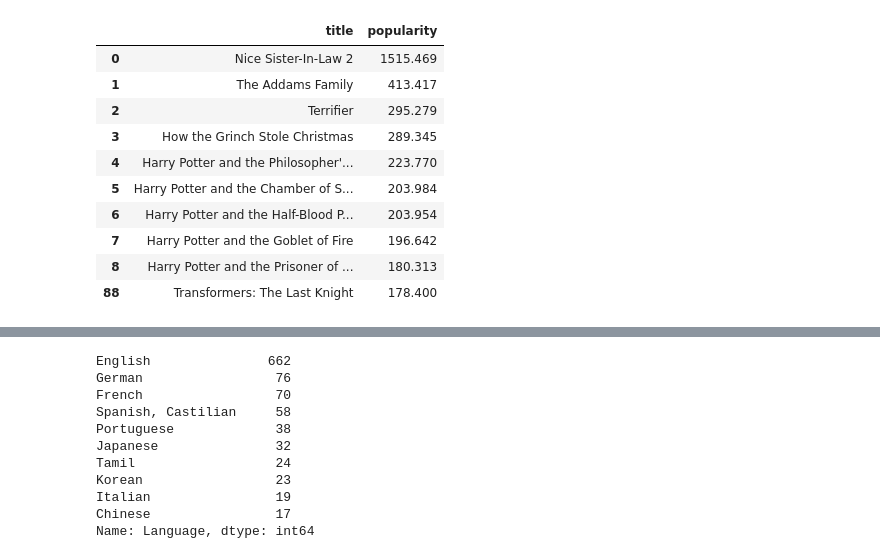
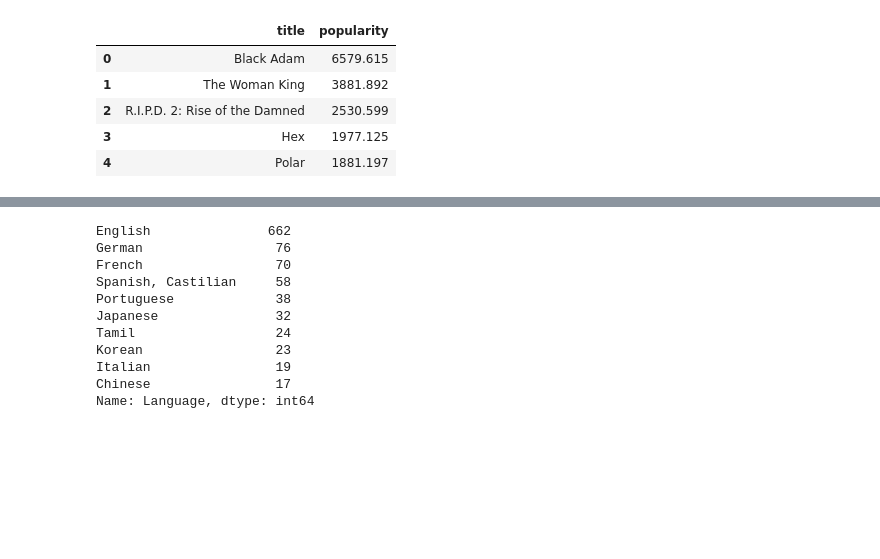
Before and after one commit to Deepika0Mehantigiri/Project-1, a Jupyter notebook: Deepika_code.ipynb, the cells around one changed output, grey strips where cells are left out. Cells and saved outputs as stored; diff of their text form; code cells hidden in the pictures; blank space fills up the shorter version.

```diff
--- a/Deepika_code.ipynb
+++ b/Deepika_code.ipynb
@@ -19,0 +12,9 @@ tmdb_sample_df="tmdb_movie_sample.csv"
+# %%
+tmdb_2022_df = pd.read_csv('../project-1/tmdb_movie_final_2022_full.csv')
+tmdb_2021_df = pd.read_csv('../project-1/tmdb_movie_final_2021_budgets.csv')
+tmdb_2020_df = pd.read_csv('../project-1/tmdb_movie_final_2020_full.csv')
+tmdb_2019_df = pd.read_csv('../project-1/tmdb_movie_final_2019_full.csv')
+tmdb_2018_df = pd.read_csv('../project-1/tmdb_movie_final_2018_full.csv')
+tmdb_2017_df = pd.read_csv('../project-1/tmdb_movie_final_2017_full.csv')
+tmdb_df = pd.read_csv('../project-1/tmdb_movie_sampleset.csv')
+tmdb_2022_df
@@ -76,15 +40,10 @@ tmdb_list_df.describe()
 # %%
-top_5_tmdb = tmdb_new_df.sort_values(['popularity'], ascending=False)[['title','popularity']]
-top_5_tmdb.head(10)
+top_10_2022 = tmdb_2022_df.sort_values(['popularity'], ascending=False)[['title','popularity']]
+top_10_2022.head(5)
 # %% [output]
 |  | title | popularity |
-| 0 | Nice Sister-In-Law 2 | 1515.469 |
-| 1 | The Addams Family | 413.417 |
-| 2 | Terrifier | 295.279 |
-| 3 | How the Grinch Stole Christmas | 289.345 |
-| 4 | Harry Potter and the Philosopher'... | 223.770 |
-| 5 | Harry Potter and the Chamber of S... | 203.984 |
-| 6 | Harry Potter and the Half-Blood P... | 203.954 |
-| 7 | Harry Potter and the Goblet of Fire | 196.642 |
-| 8 | Harry Potter and the Prisoner of ... | 180.313 |
-| 88 | Transformers: The Last Knight | 178.400 |
+| 0 | Black Adam | 6579.615 |
+| 1 | The Woman King | 3881.892 |
+| 2 | R.I.P.D. 2: Rise of the Damned | 2530.599 |
+| 3 | Hex | 1977.125 |
+| 4 | Polar | 1881.197 |
```
Also changed, not shown: parts of 33 cells of this notebook, 31 other files.
